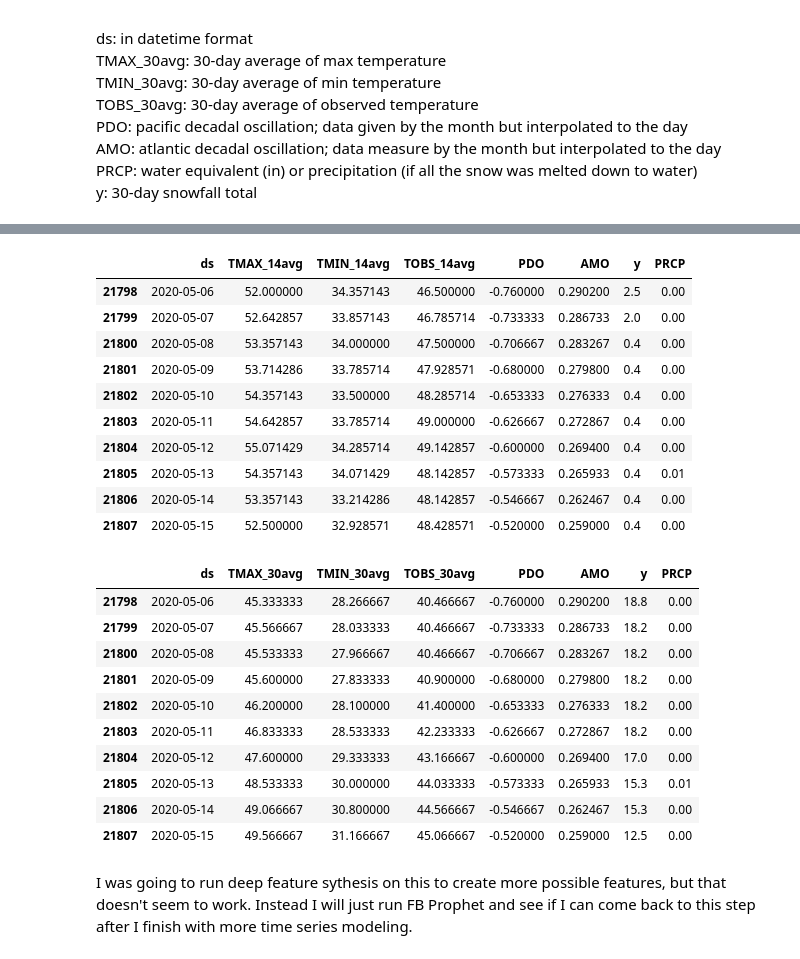
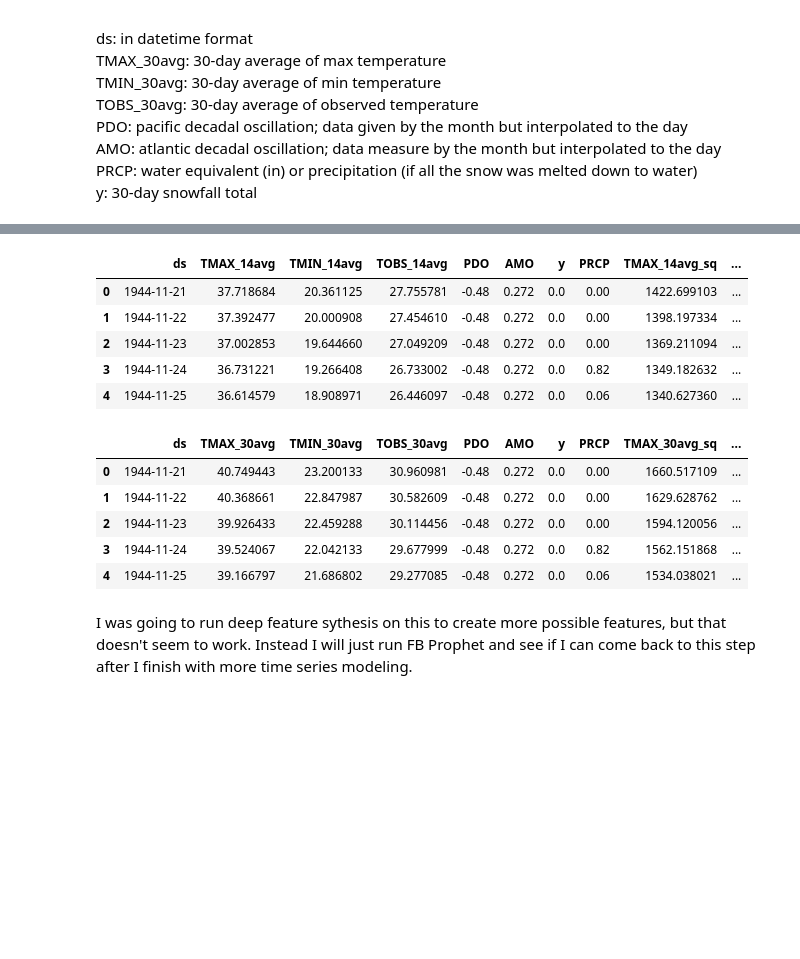
Before and after one commit to sjrekuc/Alta-Snowfall-Modeling, a Jupyter notebook: Capstone_Alta_Modeling.ipynb, the cells around one changed output, grey strips where cells are left out. Cells and saved outputs as stored; diff of their text form; code cells hidden in the pictures; blank space fills up the shorter version.

```diff
--- a/Capstone_Alta_Modeling.ipynb
+++ b/Capstone_Alta_Modeling.ipynb
@@ -59,30 +60,22 @@ X7 = pickle.load(open("X7_snow_pp.pkl", "rb"))
 # %%
 X14 = pickle.load(open("X14_snow_pp.pkl", "rb"))
+X14.head()
 # %% [output]
-|  | ds | TMAX_14avg | TMIN_14avg | TOBS_14avg | PDO | AMO | y | PRCP |
-| 21798 | 2020-05-06 | 52.000000 | 34.357143 | 46.500000 | -0.760000 | 0.290200 | 2.5 | 0.00 |
-| 21799 | 2020-05-07 | 52.642857 | 33.857143 | 46.785714 | -0.733333 | 0.286733 | 2.0 | 0.00 |
-| 21800 | 2020-05-08 | 53.357143 | 34.000000 | 47.500000 | -0.706667 | 0.283267 | 0.4 | 0.00 |
-| 21801 | 2020-05-09 | 53.714286 | 33.785714 | 47.928571 | -0.680000 | 0.279800 | 0.4 | 0.00 |
-| 21802 | 2020-05-10 | 54.357143 | 33.500000 | 48.285714 | -0.653333 | 0.276333 | 0.4 | 0.00 |
-| 21803 | 2020-05-11 | 54.642857 | 33.785714 | 49.000000 | -0.626667 | 0.272867 | 0.4 | 0.00 |
-| 21804 | 2020-05-12 | 55.071429 | 34.285714 | 49.142857 | -0.600000 | 0.269400 | 0.4 | 0.00 |
-| 21805 | 2020-05-13 | 54.357143 | 34.071429 | 48.142857 | -0.573333 | 0.265933 | 0.4 | 0.01 |
-| 21806 | 2020-05-14 | 53.357143 | 33.214286 | 48.142857 | -0.546667 | 0.262467 | 0.4 | 0.00 |
-| 21807 | 2020-05-15 | 52.500000 | 32.928571 | 48.428571 | -0.520000 | 0.259000 | 0.4 | 0.00 |
+|  | ds | TMAX_14avg | TMIN_14avg | TOBS_14avg | PDO | AMO | y | PRCP | TMAX_14avg_sq | ... |
+| 0 | 1944-11-21 | 37.718684 | 20.361125 | 27.755781 | -0.48 | 0.272 | 0.0 | 0.00 | 1422.699103 | ... |
+| 1 | 1944-11-22 | 37.392477 | 20.000908 | 27.454610 | -0.48 | 0.272 | 0.0 | 0.00 | 1398.197334 | ... |
+| 2 | 1944-11-23 | 37.002853 | 19.644660 | 27.049209 | -0.48 | 0.272 | 0.0 | 0.00 | 1369.211094 | ... |
+| 3 | 1944-11-24 | 36.731221 | 19.266408 | 26.733002 | -0.48 | 0.272 | 0.0 | 0.82 | 1349.182632 | ... |
+| 4 | 1944-11-25 | 36.614579 | 18.908971 | 26.446097 | -0.48 | 0.272 | 0.0 | 0.06 | 1340.627360 | ... |
 # %%
 X30 = pickle.load(open("X30_snow_pp.pkl", "rb"))
+X30.head()
 # %% [output]
-|  | ds | TMAX_30avg | TMIN_30avg | TOBS_30avg | PDO | AMO | y | PRCP |
-| 21798 | 2020-05-06 | 45.333333 | 28.266667 | 40.466667 | -0.760000 | 0.290200 | 18.8 | 0.00 |
-| 21799 | 2020-05-07 | 45.566667 | 28.033333 | 40.466667 | -0.733333 | 0.286733 | 18.2 | 0.00 |
-| 21800 | 2020-05-08 | 45.533333 | 27.966667 | 40.466667 | -0.706667 | 0.283267 | 18.2 | 0.00 |
-| 21801 | 2020-05-09 | 45.600000 | 27.833333 | 40.900000 | -0.680000 | 0.279800 | 18.2 | 0.00 |
-| 21802 | 2020-05-10 | 46.200000 | 28.100000 | 41.400000 | -0.653333 | 0.276333 | 18.2 | 0.00 |
-| 21803 | 2020-05-11 | 46.833333 | 28.533333 | 42.233333 | -0.626667 | 0.272867 | 18.2 | 0.00 |
-| 21804 | 2020-05-12 | 47.600000 | 29.333333 | 43.166667 | -0.600000 | 0.269400 | 17.0 | 0.00 |
-| 21805 | 2020-05-13 | 48.533333 | 30.000000 | 44.033333 | -0.573333 | 0.265933 | 15.3 | 0.01 |
-| 21806 | 2020-05-14 | 49.066667 | 30.800000 | 44.566667 | -0.546667 | 0.262467 | 15.3 | 0.00 |
-| 21807 | 2020-05-15 | 49.566667 | 31.166667 | 45.066667 | -0.520000 | 0.259000 | 12.5 | 0.00 |
+|  | ds | TMAX_30avg | TMIN_30avg | TOBS_30avg | PDO | AMO | y | PRCP | TMAX_30avg_sq | ... |
+| 0 | 1944-11-21 | 40.749443 | 23.200133 | 30.960981 | -0.48 | 0.272 | 0.0 | 0.00 | 1660.517109 | ... |
+| 1 | 1944-11-22 | 40.368661 | 22.847987 | 30.582609 | -0.48 | 0.272 | 0.0 | 0.00 | 1629.628762 | ... |
+| 2 | 1944-11-23 | 39.926433 | 22.459288 | 30.114456 | -0.48 | 0.272 | 0.0 | 0.00 | 1594.120056 | ... |
+| 3 | 1944-11-24 | 39.524067 | 22.042133 | 29.677999 | -0.48 | 0.272 | 0.0 | 0.82 | 1562.151868 | ... |
+| 4 | 1944-11-25 | 39.166797 | 21.686802 | 29.277085 | -0.48 | 0.272 | 0.0 | 0.06 | 1534.038021 | ... |
 # %% [markdown]
 I was going to run deep feature sythesis on this to create more possible features, but that doesn't seem to work. Instead I will just run FB Prophet and see if I can come back to this step after I finish with more time series modeling.
```
Also changed, not shown: parts of 7 cells of this notebook, 6 other files.
